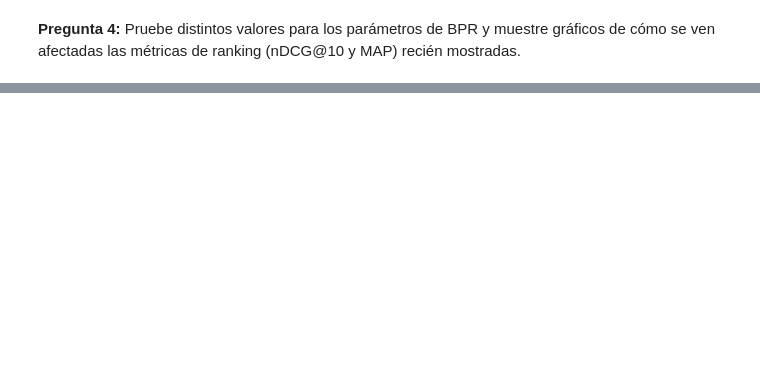
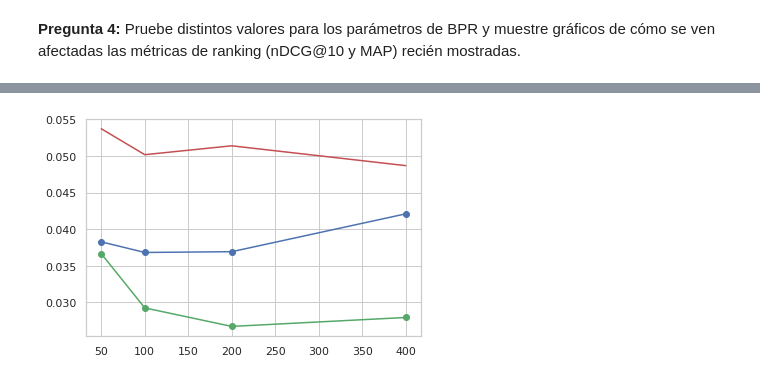
Before and after one commit to apachaii/apachaii-IIC3633-2020, a Jupyter notebook: 06_Implicit_implicit_feedback.ipynb, the cells around one changed output, grey strips where cells are left out. Drawn from its saved outputs; the diff is of its cells as text; code cells hidden in the pictures; blank space fills up the shorter version.

```diff
--- a/06_Implicit_implicit_feedback.ipynb
+++ b/06_Implicit_implicit_feedback.ipynb
@@ -281,2 +339,17 @@ ndcg: 0.36294027565084225
 # %% [markdown]
 **Pregunta 4:** Pruebe distintos valores para los parámetros de BPR y muestre gráficos de cómo se ven afectadas las métricas de ranking (nDCG@10 y MAP) recién mostradas.
+# %%
+
+maprecs = []
+ndcgs = []
+por = 0
+for it in [50, 100, 200]:
+  for fa in [50, 100, 200, 400]:
+    # Definimos y entrenamos el modelo con optimización ALS
+    model_bpr = implicit.bpr.BayesianPersonalizedRanking(factors=fa, iterations=it, use_gpu=False)
+    model_bpr.fit(matrix)
+    maprec, ndcg = evaluate_model(model_bpr, n=10)
+    maprecs.append(maprec)
+    ndcgs.append(ndcg)
+    por += 100/12
+    print(por, "%", fa, it)
@@ -282,0 +374,9 @@ ndcg: 0.36294027565084225
+# %%
+
+# MAPREC
+plt.plot([50, 100, 200, 400], maprecs[:4], 'r-', label = "50 factores")
+plt.plot([50, 100, 200, 400], maprecs[4:8], 'bo-', label = "100 factores")
+plt.plot([50, 100, 200, 400], maprecs[8:], 'go-', label = "200 factores")
+plt.show()
+# %% [output]
+[figure, added]
```
Also changed, not shown: parts of 16 cells of this notebook.
